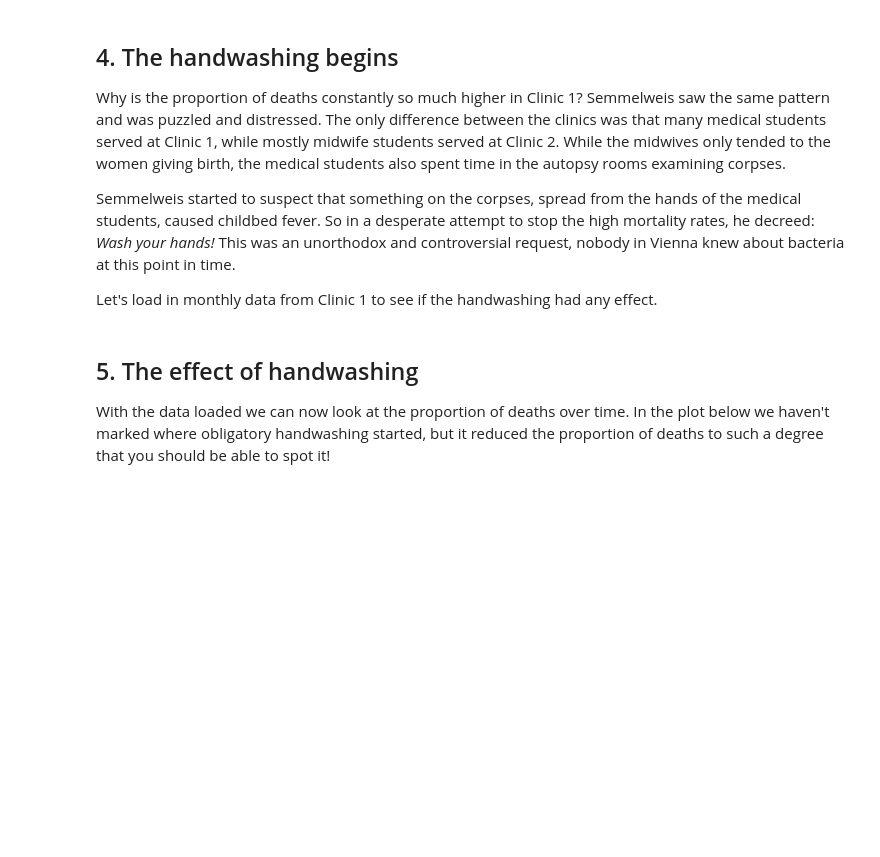
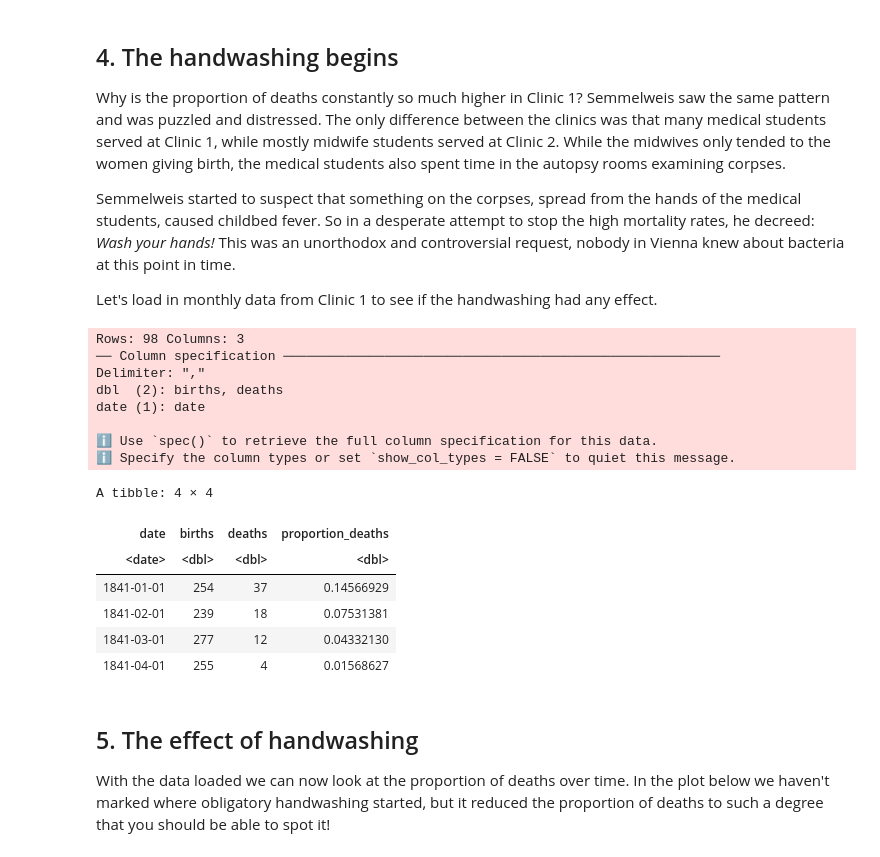
Before and after one commit to JeremyTallant/discovery_of_handwashing, a Jupyter notebook: handwashing.ipynb, the cells around one changed output. Drawn from its saved outputs; the diff is of its cells as text; code cells hidden in the pictures; blank space fills up the shorter version.

```diff
--- a/handwashing.ipynb
+++ b/handwashing.ipynb
@@ -96,13 +96,30 @@ geom_line()
 <p>Let's load in monthly data from Clinic 1 to see if the handwashing had any effect.</p>
 # %%
 # Read datasets/monthly_deaths.csv into monthly
-monthly <- ....
+monthly <- read_csv("datasets/monthly_deaths.csv")
 
 # Adding a new column with proportion of deaths per no. births
-# .... YOUR CODE FOR TASK 4 ....
+monthly <- monthly %>%
+mutate(proportion_deaths = deaths/births)
 
 # Print out the first rows in monthly
-# .... YOUR CODE FOR TASK 4 ....
+head(monthly, 4)
+# %% [output]
+Rows: 98 Columns: 3
+── Column specification ────────────────────────────────────────────────────────
+Delimiter: ","
+dbl  (2): births, deaths
+date (1): date
+
+ℹ Use `spec()` to retrieve the full column specification for this data.
+ℹ Specify the column types or set `show_col_types = FALSE` to quiet this message.
+A tibble: 4 × 4
+| date | births | deaths | proportion_deaths |
+| <date> | <dbl> | <dbl> | <dbl> |
+| 1841-01-01 | 254 | 37 | 0.14566929 |
+| 1841-02-01 | 239 | 18 | 0.07531381 |
+| 1841-03-01 | 277 | 12 | 0.04332130 |
+| 1841-04-01 | 255 | 4 | 0.01568627 |
 # %% [markdown]
 ## 5. The effect of handwashing
 <p>With the data loaded we can now look at the proportion of deaths over time. In the plot below we haven't marked where obligatory handwashing started, but it reduced the proportion of deaths to such a degree that you should be able to spot it!</p>
```
